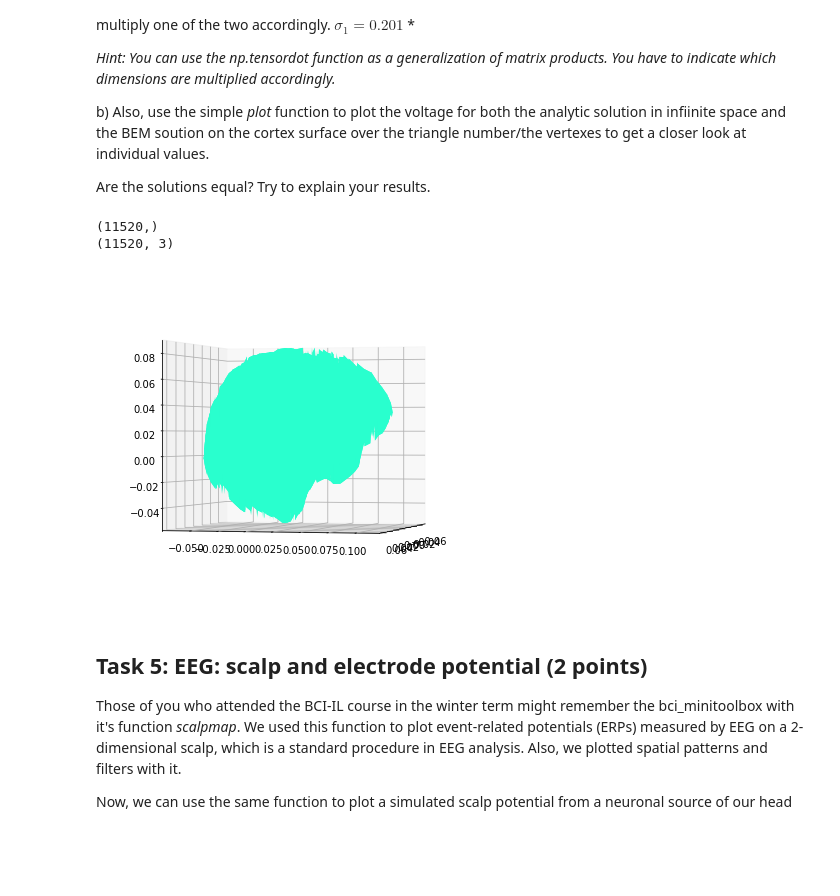
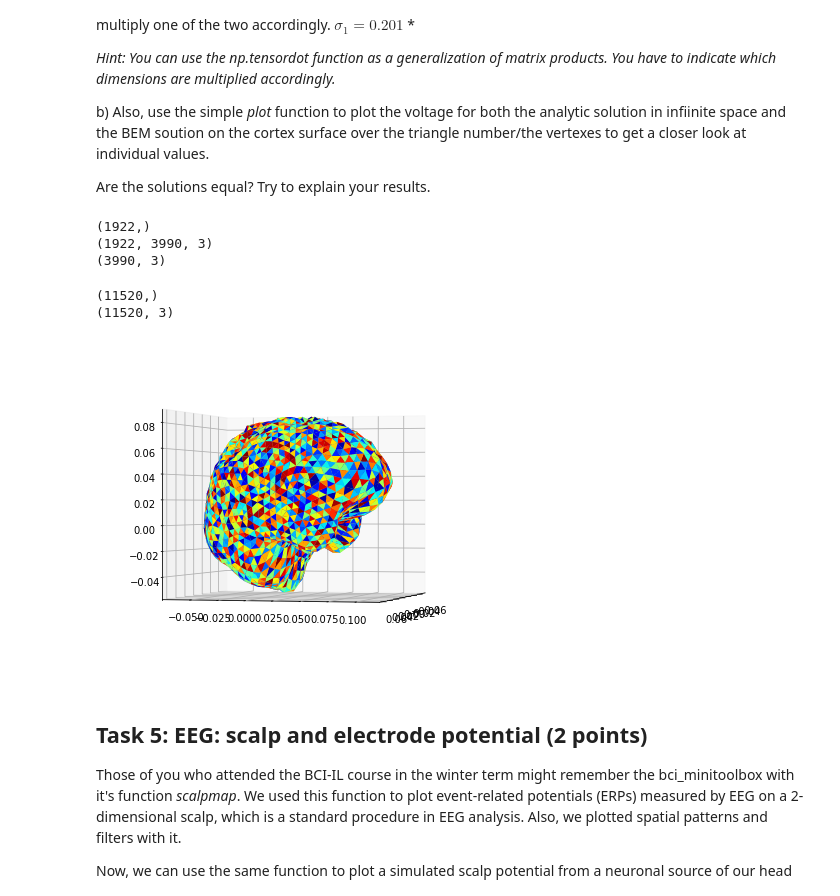
Before and after one commit to Klavaro/mlpy, a Jupyter notebook: Exercise4.ipynb, the cells around one changed output. Cells and saved outputs as stored; diff of their text form; code cells hidden in the pictures; blank space fills up the shorter version.

```diff
--- a/Exercise4.ipynb
+++ b/Exercise4.ipynb
@@ -180,18 +180,3 @@ pos3=np.load('bnd4_pos3.npy')
 tri3=np.load('bnd4_tri3.npy')
 pos4=np.load('bnd4_pos4.npy')
 tri4=np.load('bnd4_tri4.npy')
-# %%
-coor1=tri1.copy()
-coor1=np.array(coor1)
-coor1=np.reshape(coor1,tri1.shape[1]*tri1.shape[0])
-asd1=[]
-
-print(coor1.shape)
-for i in range(coor1.shape[0]):
-    asd1.append(pos1[coor1[i]])
-
-asd1=np.array(asd1)
-fig = plt.figure(figsize=[15,6])
-ax = fig.add_subplot(121, projection='3d')
-trisufplt1=ax.plot_trisurf(pos1[:,0],pos1[:,1],pos1[:,2])
-ax.view_init(elev=0, azim=15)
@@ -316,36 +245,47 @@ cortex2dsm=np.load('cortex2dsm.npy')
 gridpos=np.load('gridpos.npy')
 pos1=np.load('bnd4_pos1.npy')
 tri1=np.load('bnd4_tri1.npy')
+lel=np.tensordot(cortex2dsm,gridpos,axes=2)
+lel=lel*0.201
+print(lel.shape)
+print(cortex2dsm.shape)
+print(gridpos.shape)
+
 NoTri=tri1.shape[0]
 NoPnt=pos1.shape[0]
+# %% [output]
+(1922,)
+(1922, 3990, 3)
+(3990, 3)
 # %%
 #this is an example, how to plot colored triangles (there is also other ways):
-phis=np.random.rand(tri1.shape[0])
+#phis=np.random.rand(tri1.shape[0])
+phis
 mappy=plt.cm.ScalarMappable(cmap=plt.cm.jet)
 mappy.set_clim([0,1])
 mappy.set_array([])
 
 coor1=tri1.copy()
 coor1=np.array(coor1)
 n=tri1.shape[1]*tri1.shape[0]
 coor1=np.reshape(coor1,n)
 
 asd=[]
 
 print(coor1.shape)
 for i in range(coor1.shape[0]):
     asd.append(pos1[coor1[i]])
 asd=np.array(asd)
 print(asd.shape)
 fig = plt.figure(figsize=[15,6])
 ax = fig.add_subplot(121, projection='3d')
-trisufplt=ax.plot_trisurf(asd[:,0],asd[:,1],asd[:,2])#this line needs to be completed
+trisufplt=ax.plot_trisurf(pos1[:,0],pos1[:,1],pos1[:,2],triangles=tri1)#this line needs to be completed
 trisufplt.set_facecolors(mappy.to_rgba(phis))
 ax.view_init(elev=0, azim=15)
 # %% [output]
 (11520,)
 (11520, 3)
-[figure, old version]
+[figure, new version]
 # %% [markdown]
 ## Task 5: EEG: scalp and electrode potential  (2 points)
 
```
Also changed, not shown: parts of 3 cells of this notebook.
